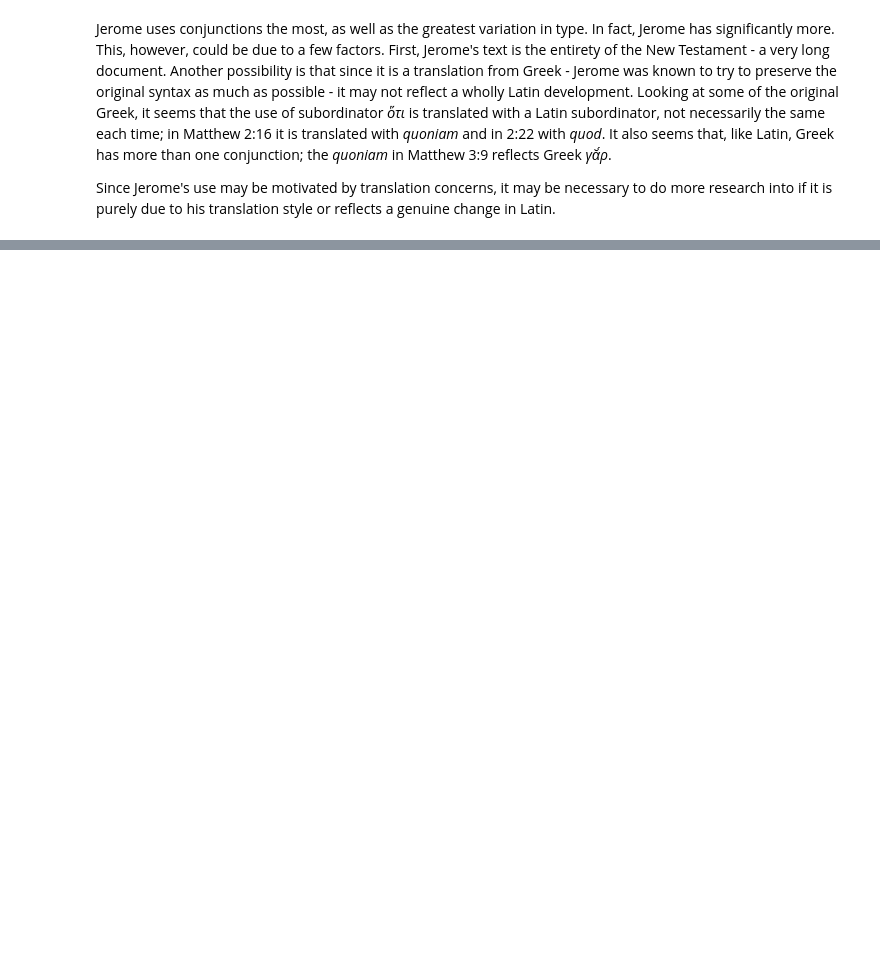
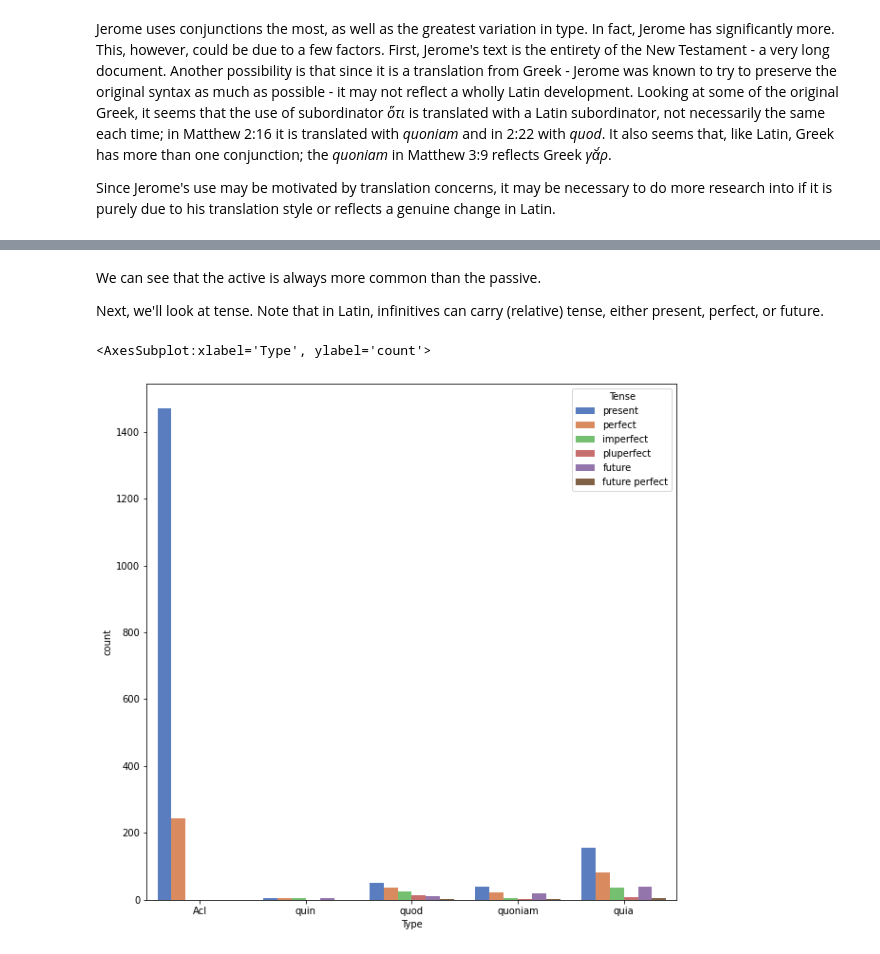
Before and after one commit to Data-Science-for-Linguists-2022/Latin-Indirect-Speech, a Jupyter notebook: notebooks/Analysis.ipynb, the cells around one changed output, grey strips where cells are left out. Drawn from its saved outputs; the diff is of its cells as text; code cells hidden in the pictures; blank space fills up the shorter version.

```diff
--- a/notebooks/Analysis.ipynb
+++ b/notebooks/Analysis.ipynb
@@ -105,0 +121,10 @@ Since Jerome's use may be motivated by translation concerns, it may be necessary
+# %% [markdown]
+We can see that the active is always more common than the passive.
+
+Next, we'll look at tense. Note that in Latin, infinitives can carry (relative) tense, either present, perfect, or future.
+# %%
+plt.figure(figsize=(10,10))
+sns.countplot(x='Type', hue='Tense', data=df, palette='muted')
+# %% [output]
+<AxesSubplot:xlabel='Type', ylabel='count'>
+[figure, added]
```
Also changed, not shown: parts of 11 cells of this notebook.
